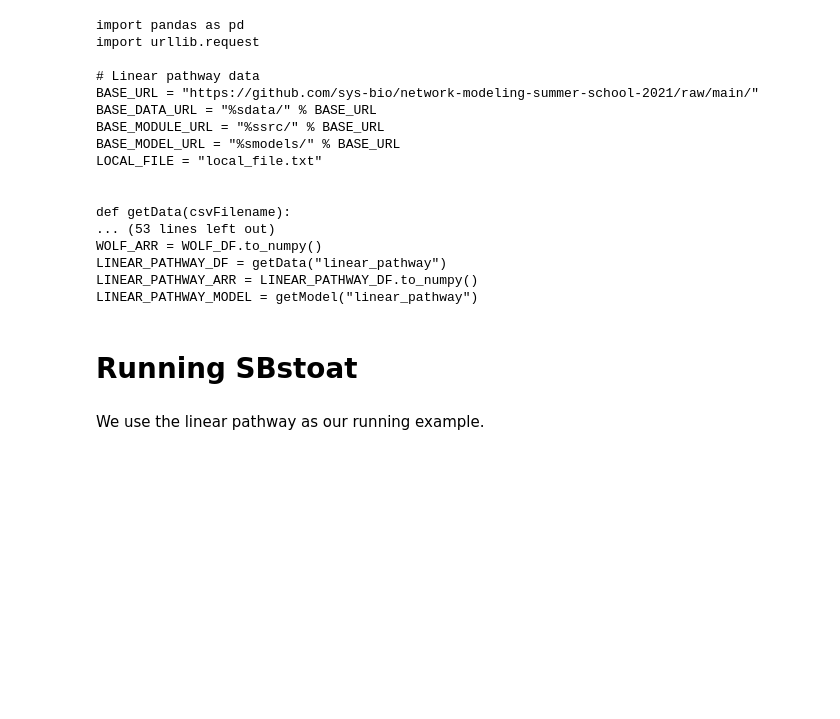
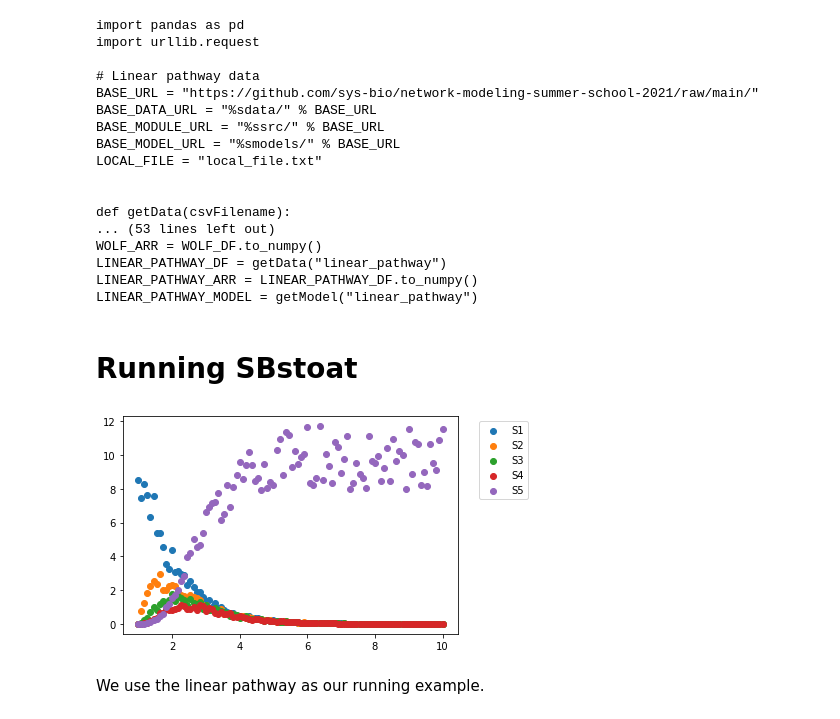
Before and after one commit to joseph-hellerstein/network-modeling-summer-school, a Jupyter notebook: 2022/Parameter-Estimation/Parameter-Fitting-Part-3-Detailed-Example.ipynb, the cells around one changed output. Saved outputs shown, nothing was run; the diff lists cells and outputs as text; code cells hidden in the pictures; blank space fills up the shorter version.

```diff
--- a/2022/Parameter-Estimation/Parameter-Fitting-Part-3-Detailed-Example.ipynb
+++ b/2022/Parameter-Estimation/Parameter-Fitting-Part-3-Detailed-Example.ipynb
@@ -76,7 +70,7 @@ LINEAR_PATHWAY_DF = getData("linear_pathway")
 LINEAR_PATHWAY_ARR = LINEAR_PATHWAY_DF.to_numpy()
 LINEAR_PATHWAY_MODEL = getModel("linear_pathway")
 # %%
-def plotTS(ts, title=""):
+def plotTS(ts, title="", is_scatter=False):
     """
     Plots columns in a timeseries.
 
@@ -84,11 +78,20 @@ def plotTS(ts, title=""):
     ----------
     ts: NamedTimeseries
     """
-    p = plt.plot(ts[TIME], ts[ts.colnames])
-    _ = plt.legend(p, ts.colnames, bbox_to_anchor=(1.05, 1), loc='upper left')
+    if is_scatter:
+        for column in ts.colnames:
+            p = plt.scatter(ts[TIME], ts[column])
+    else:
+        p = plt.plot(ts[TIME], ts[ts.colnames])
+    _ = plt.legend(ts.colnames, bbox_to_anchor=(1.05, 1), loc='upper left')
     _ = plt.title(title)
 # %% [markdown]
 # Running SBstoat
+# %%
+# Data to Fit
+plotTS(NamedTimeseries(LINEAR_PATHWAY_DF), is_scatter=True)
+# %% [output]
+[figure, added]
 # %% [markdown]
 We use the linear pathway as our running example.
 # %%
```
Also changed, not shown: parts of 11 cells of this notebook, 2 other files.
